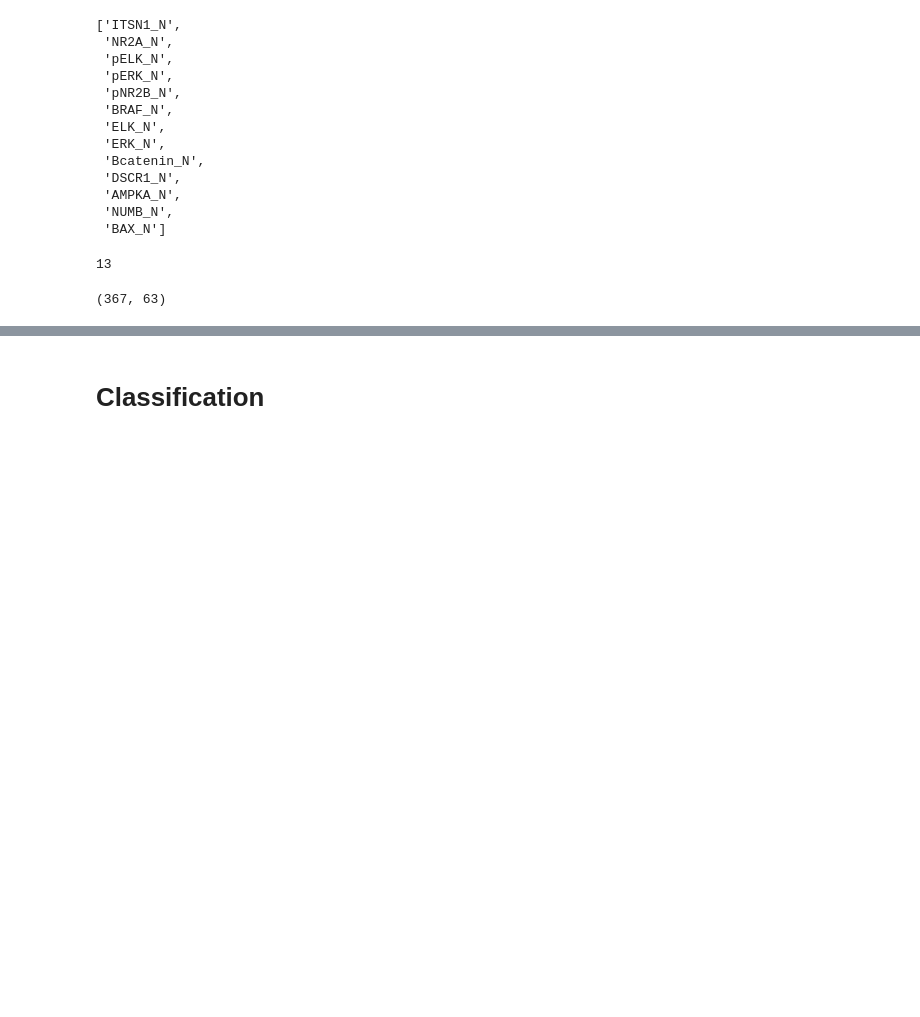
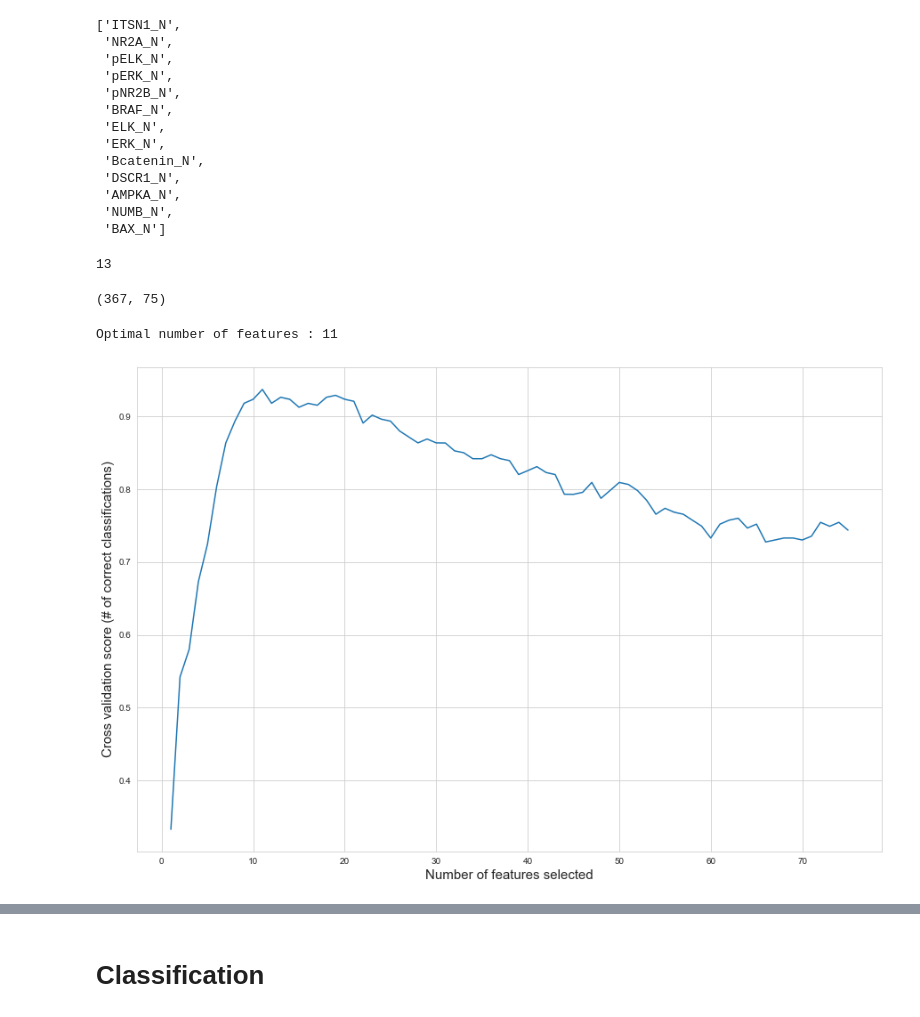
Before and after one commit to EmanuelSoda/ML_Homework, a Jupyter notebook: ML_bello.ipynb, the cells around one changed output, grey strips where cells are left out. Drawn from its saved outputs; the diff is of its cells as text; code cells hidden in the pictures; blank space fills up the shorter version.

Commit message:
ho risultati alti, ho fatto un po di pulizia, c è lasso ma ho problemi con interpretazione della C, features selection fatta ma non so se va bene usare quel metodo

```diff
--- a/ML_bello.ipynb
+++ b/ML_bello.ipynb
@@ -275,8 +284,8 @@ len(to_drop)
 13
 # %%
 # Drop features
-train = train.drop(train[to_drop], axis = 1)
+#train = train.drop(train[to_drop], axis = 1)
 train.shape
 #sns.pairplot(train_x)
 # %% [output]
-(367, 63)
+(367, 75)
@@ -282,0 +294,24 @@ train.shape
+# %%
+def selectFeatures(X, y):
+    # Create the RFE object and compute a cross-validated score.
+    svc = SVC(kernel = "linear")
+    # The "accuracy" scoring is proportional to the number of correct
+    # classifications
+    rfecv = RFECV(estimator = svc, step = 1, cv = StratifiedKFold(10),
+                  scoring = 'accuracy')
+    rfecv.fit(X, y)
+
+    print("Optimal number of features : %d" % rfecv.n_features_)
+
+    # Plot number of features VS. cross-validation scores
+    plt.figure(figsize = (15, 10))
+    plt.xlabel("Number of features selected", size = 15)
+    plt.ylabel("Cross validation score (# of correct classifications)",  size = 15)
+    plt.plot(range(1, len(rfecv.grid_scores_) + 1), rfecv.grid_scores_)
+    plt.show()
+    return rfecv
+
+rfecv = selectFeatures(train, codedLabel)
+# %% [output]
+Optimal number of features : 11
+[figure, added]
```
Also changed, not shown: parts of 21 cells of this notebook.
